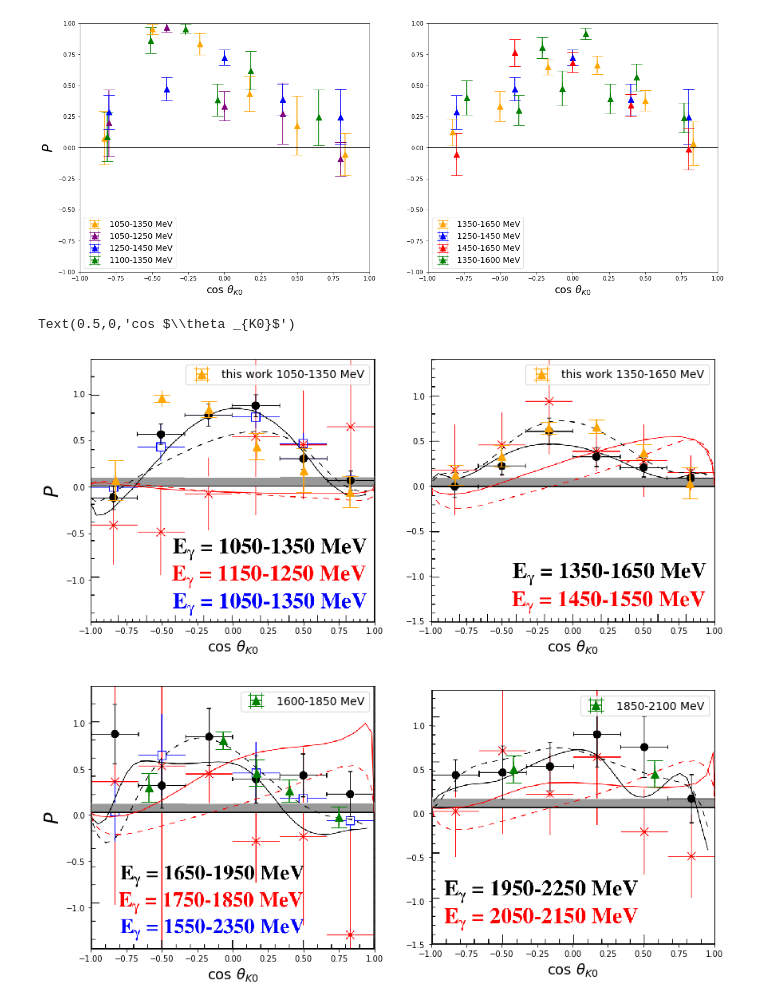
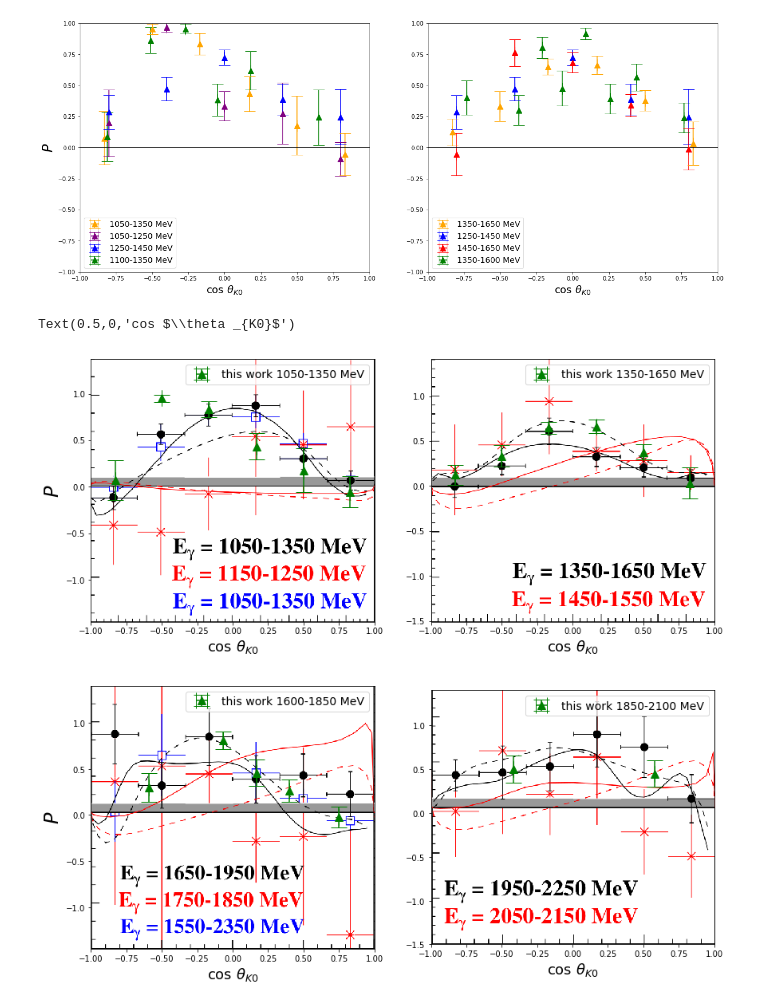
Before and after one commit to louiseclark/g8K0Sig, a Jupyter notebook: jupyter/g8K0SigCompareP.ipynb, the cells around one changed output. Drawn from its saved outputs; the diff is of its cells as text; code cells hidden in the pictures.

```diff
--- a/jupyter/g8K0SigCompareP.ipynb
+++ b/jupyter/g8K0SigCompareP.ipynb
@@ -186,9 +186,9 @@ lcy_err=[[0.13087657037480338,0.22395748598189766,0.19851647532824207,0.03937692
 
 # Ewald P bins
 #axes[0].errorbar(mx[0],my[0],xerr=mx_err,yerr=my_err[0],color='red',fmt='^', capsize=10, markersize=10,label='this work')
-axes[0].errorbar(mx[0],my2[0],xerr=mx_err,yerr=my2_err[0],color='orange',fmt='^', capsize=10, markersize=10,label='this work 1050-1350 MeV')
+axes[0].errorbar(mx[0],my2[0],xerr=mx_err,yerr=my2_err[0],color='green',fmt='^', capsize=10, markersize=10,label='this work 1050-1350 MeV')
 #axes[1].errorbar(mx[1],my[1],xerr=mx_err,yerr=my_err[1],color='red',fmt='^', capsize=10, markersize=10,label='this work')
-axes[1].errorbar(mx[1],my2[1],xerr=mx_err,yerr=my2_err[1],color='orange',fmt='^', capsize=10, markersize=10,label='this work 1350-1650 MeV')
+axes[1].errorbar(mx[1],my2[1],xerr=mx_err,yerr=my2_err[1],color='green',fmt='^', capsize=10, markersize=10,label='this work 1350-1650 MeV')
 
 
 # Ewald Sigma bins
@@ -206,37 +206,37 @@ axes[1].set_xlabel(r'cos $\theta _{K0}$', fontsize=18)
 
 fig, axes = plt.subplots(1, 2, figsize=(14,10))
 
 im = mpimg.imread('EwaldP3.png')
 
 # Make sure the figure axis ratio is preserved by adapting the
 # aspect ratio to the axis range
 xmin, xmax, ymin, ymax = (-1.0, 1.0, -1.45, 1.4)
 aspect = im.shape[0] / im.shape[1] * (xmax - xmin)/(ymax - ymin)
 axes[0].imshow(im, zorder=0, extent=[xmin, xmax, ymin, ymax], aspect=aspect)
 
 im = mpimg.imread('EwaldP4.png')
 
 # Make sure the figure axis ratio is preserved by adapting the
 # aspect ratio to the axis range
 xmin, xmax, ymin, ymax = (-1.0, 1.0, -1.5, 1.4)
 aspect = im.shape[0] / im.shape[1] * (xmax - xmin)/(ymax - ymin)
 axes[1].imshow(im, zorder=0, extent=[xmin, xmax, ymin, ymax], aspect=aspect)
 
 plt.axis([xmin, xmax, ymin, ymax]);
 
-axes[0].errorbar(lcx[2],lcy[2],xerr=lcx_err[2],yerr=lcy_err[2],color='green',fmt='^', capsize=10, markersize=10,label='1600-1850 MeV')
-axes[1].errorbar(lcx[3],lcy[3],xerr=lcx_err[3],yerr=lcy_err[3],color='green',fmt='^', capsize=10, markersize=10,label='1850-2100 MeV')
+axes[0].errorbar(lcx[2],lcy[2],xerr=lcx_err[2],yerr=lcy_err[2],color='green',fmt='^', capsize=10, markersize=10,label='this work 1600-1850 MeV')
+axes[1].errorbar(lcx[3],lcy[3],xerr=lcx_err[3],yerr=lcy_err[3],color='green',fmt='^', capsize=10, markersize=10,label='this work 1850-2100 MeV')
 axes[0].legend(fontsize=14)
 axes[1].legend(fontsize=14)
 
 #axes[0].text(0.81,0.26,'* Bad fit')
 axes[0].set_xlabel(r'cos $\theta _{K0}$', fontsize=18)
 axes[0].set_ylabel(r'$P$', fontsize=24)
 axes[1].set_xlabel(r'cos $\theta _{K0}$', fontsize=18)
 # %% [output]
 Text(0.5,0,'cos $\\theta _{K0}$')
-[figure, old version]
+[figure, new version]
-[figure, old version]
+[figure, new version]
 # %%
 import matplotlib.image as mpimg
 
```
Also changed, not shown: parts of 3 cells of this notebook, 29 other files.
